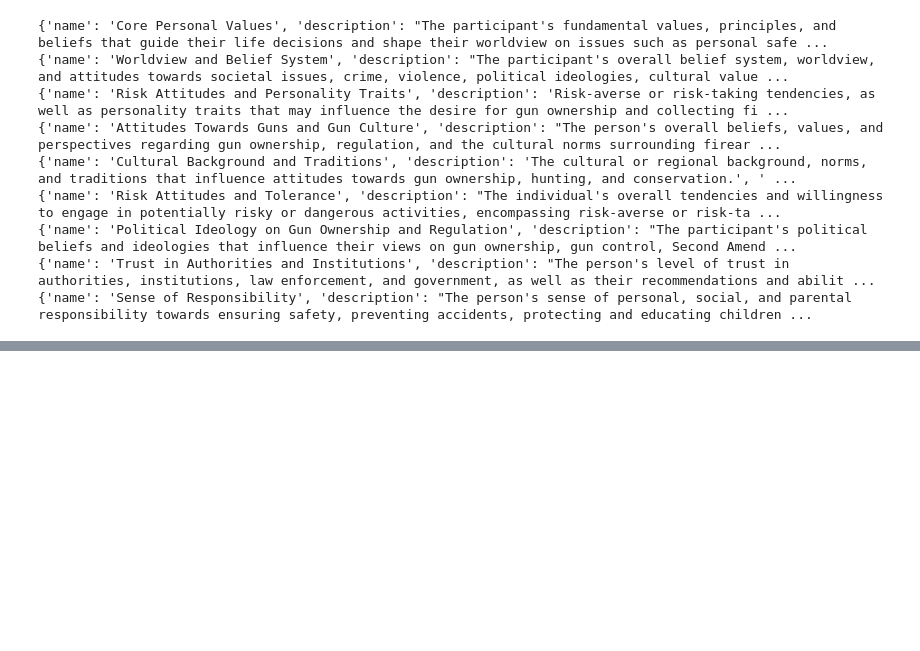
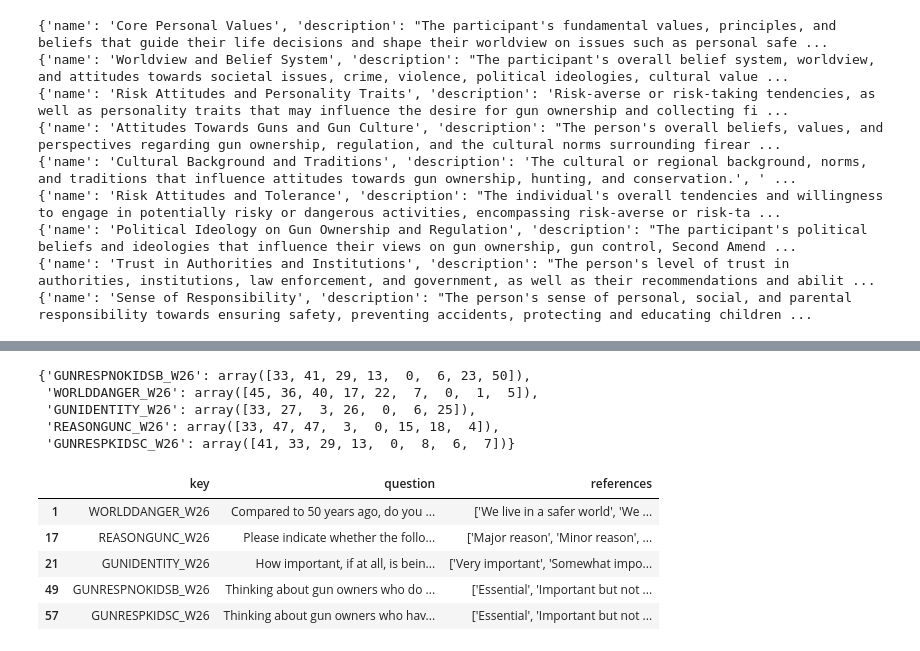
Before and after one commit to liamjxu/pump_code, a Jupyter notebook: pump/dev.ipynb, the cells around one changed output, grey strips where cells are left out. Drawn from its saved outputs; the diff is of its cells as text; code cells hidden in the pictures; blank space fills up the shorter version.

```diff
--- a/pump/dev.ipynb
+++ b/pump/dev.ipynb
@@ -615,0 +768,17 @@ main(args)
+# %%
+key_to_clean_mapping
+# %% [output]
+{'GUNRESPNOKIDSB_W26': array([33, 41, 29, 13,  0,  6, 23, 50]),
+ 'WORLDDANGER_W26': array([45, 36, 40, 17, 22,  7,  0,  1,  5]),
+ 'GUNIDENTITY_W26': array([33, 27,  3, 26,  0,  6, 25]),
+ 'REASONGUNC_W26': array([33, 47, 47,  3,  0, 15, 18,  4]),
+ 'GUNRESPKIDSC_W26': array([41, 33, 29, 13,  0,  8,  6,  7])}
+# %%
+survey_df[survey_df['key'].isin(test_q_keys)][['key', 'question', 'references']]
+# %% [output]
+|  | key | question | references |
+| 1 | WORLDDANGER_W26 | Compared to 50 years ago, do you ... | ['We live in a safer world', 'We ... |
+| 17 | REASONGUNC_W26 | Please indicate whether the follo... | ['Major reason', 'Minor reason', ... |
+| 21 | GUNIDENTITY_W26 | How important, if at all, is bein... | ['Very important', 'Somewhat impo... |
+| 49 | GUNRESPNOKIDSB_W26 | Thinking about gun owners who do ... | ['Essential', 'Important but not ... |
+| 57 | GUNRESPKIDSC_W26 | Thinking about gun owners who hav... | ['Essential', 'Important but not ... |
```
Also changed, not shown: parts of 17 cells of this notebook, 5 other files.
